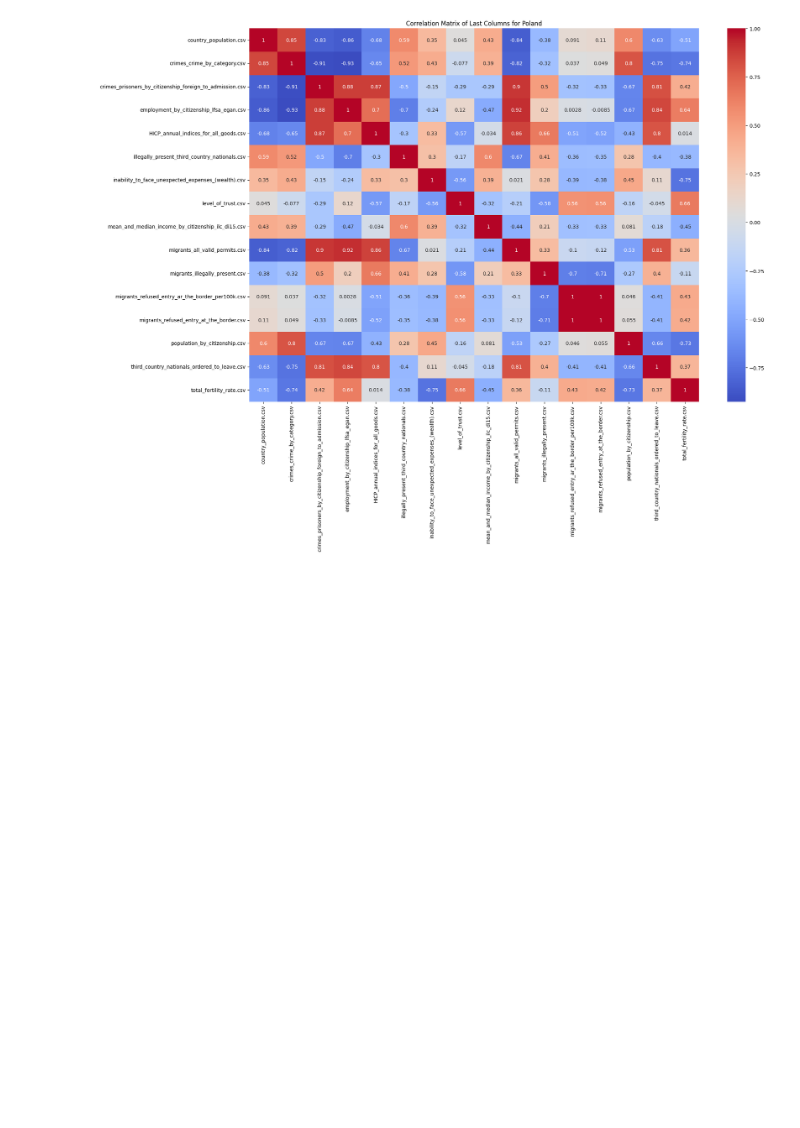
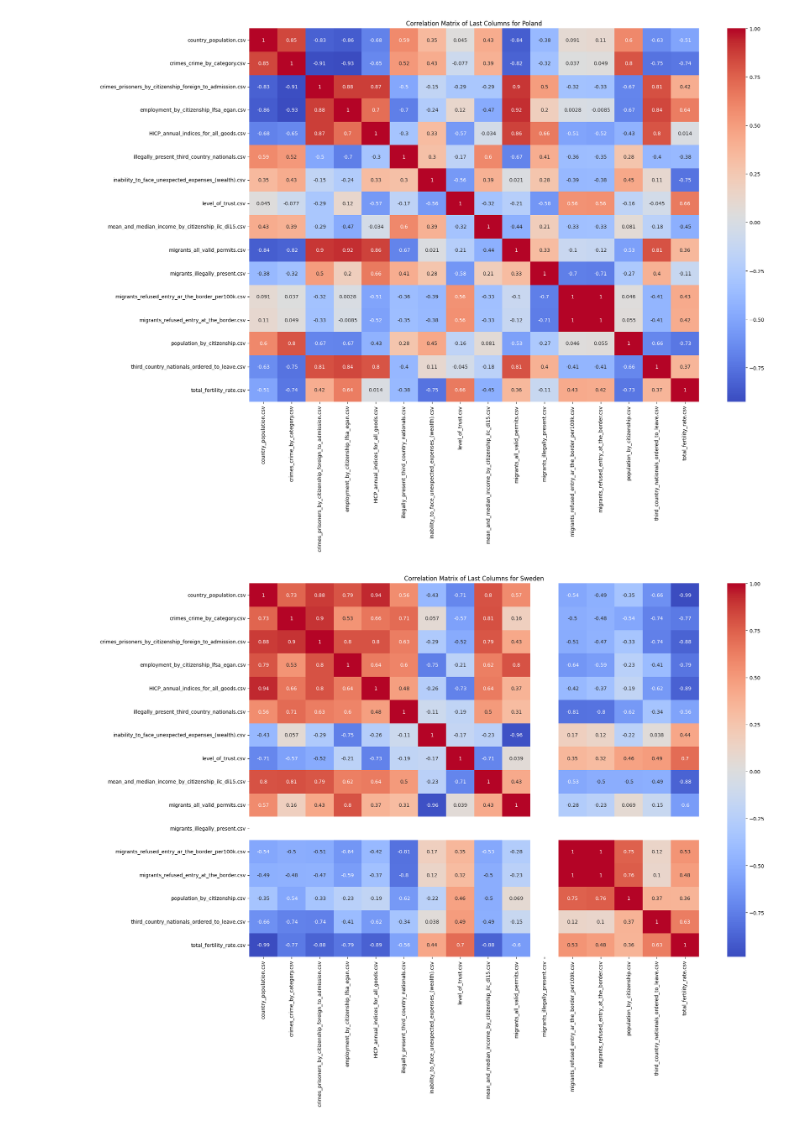
Before and after one commit to natix-x/Data-mining-in-Migration-Analysis, a Jupyter notebook: analysis/correlation_matrix.ipynb, the cells around one changed output. Saved outputs shown, nothing was run; the diff lists cells and outputs as text; code cells hidden in the pictures; blank space fills up the shorter version.

```diff
--- a/analysis/correlation_matrix.ipynb
+++ b/analysis/correlation_matrix.ipynb
@@ -44,2 +46,6 @@ plt.show()
 # %% [output]
 [figure]
+# %%
+cor_matrix_per_country('Sweden')
+# %% [output]
+[figure, added]
```
Also changed, not shown: parts of 8 cells of this notebook.
